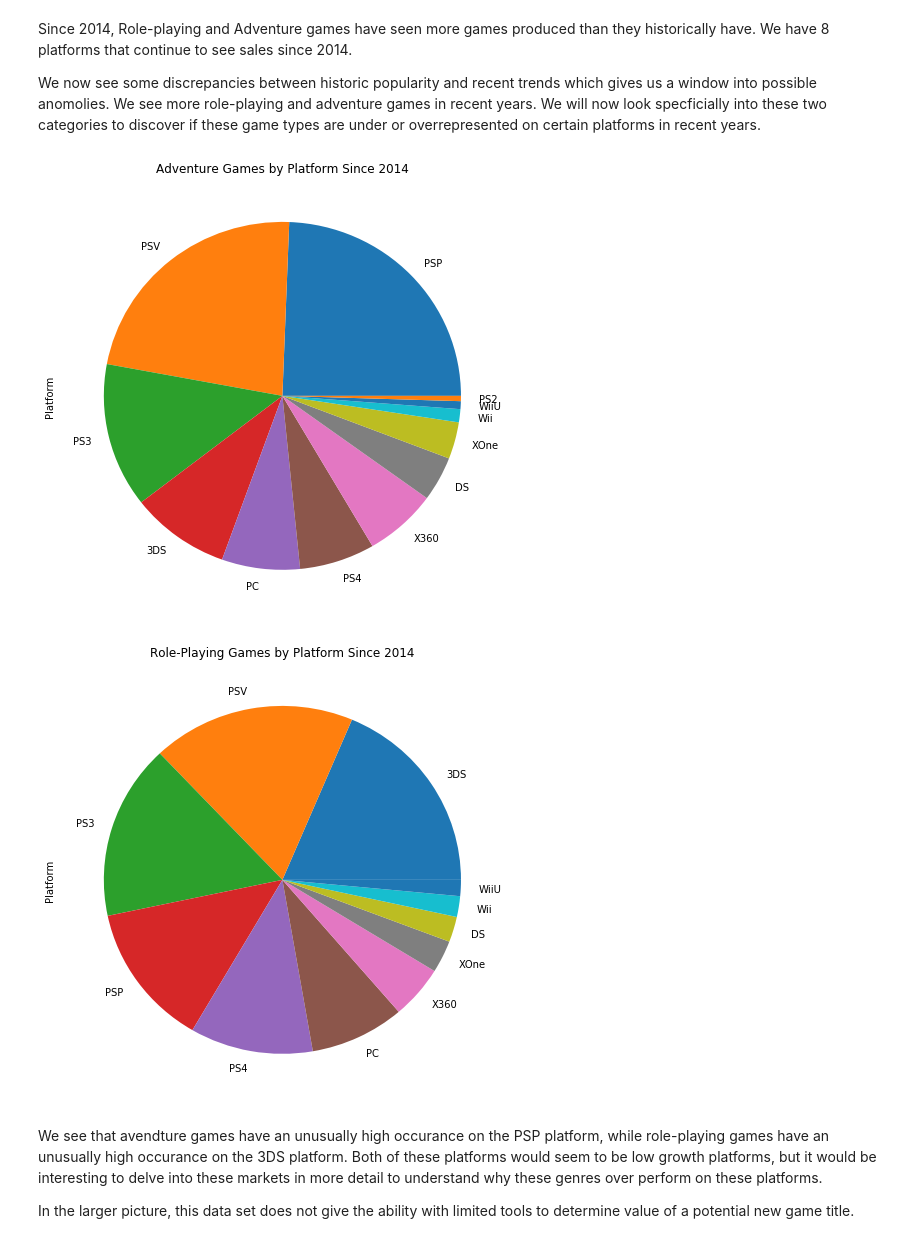
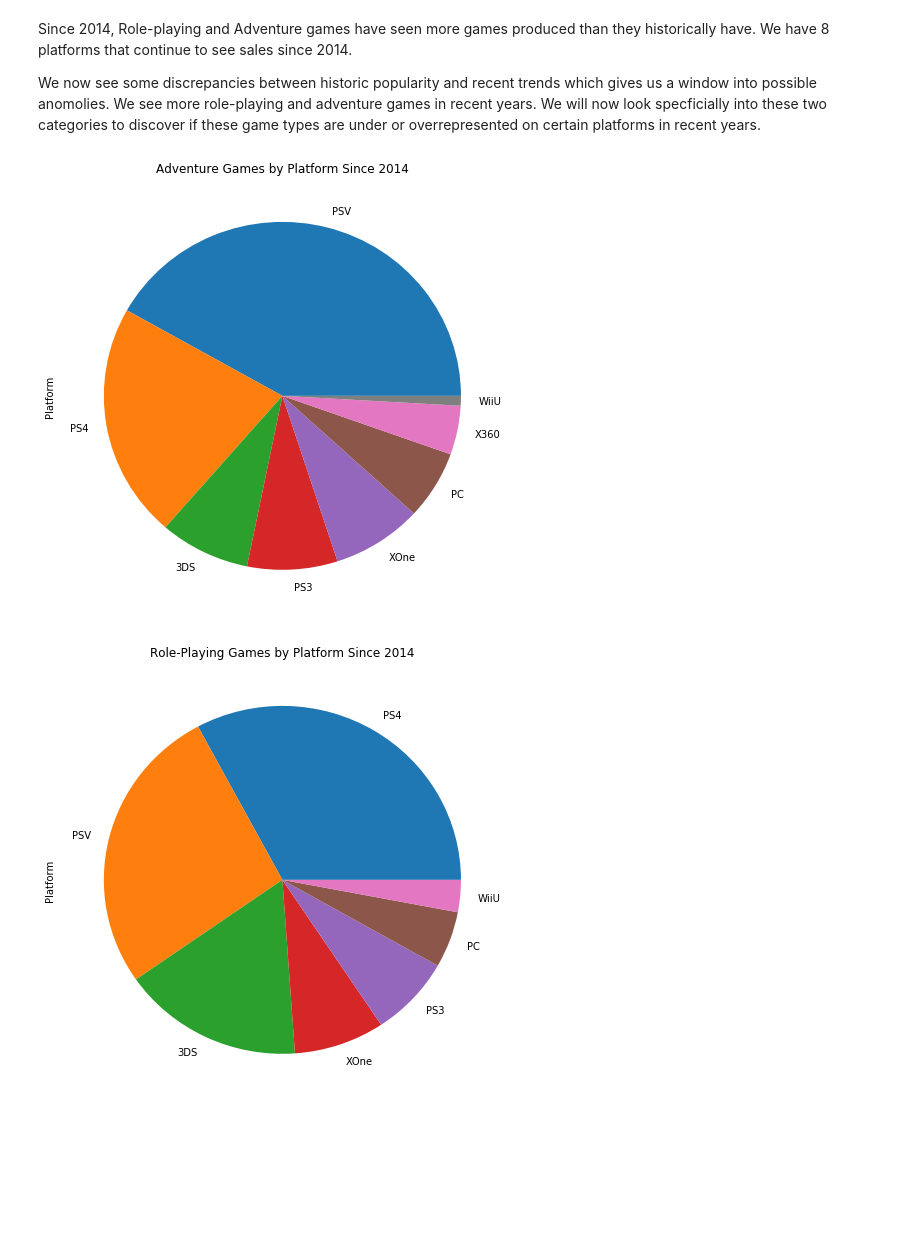
Before and after one commit to tapsmarty/thinkful-1, a Jupyter notebook: Video Game Market Survey.ipynb, the cells around one changed output. Saved outputs shown, nothing was run; the diff lists cells and outputs as text; code cells hidden in the pictures; blank space fills up the shorter version.

```diff
--- a/Video Game Market Survey.ipynb
+++ b/Video Game Market Survey.ipynb
@@ -154,17 +154,17 @@ possible anomolies.  We see more role-playing and adventure games in recent year
 into these two categories to discover if these game types are under or overrepresented on certain platforms
 in recent years.
 # %%
-df3 = df[df['Year_of_Release']>2010]
+df3 = df[df['Year_of_Release']>2014]
 df4 = df3[df3['Genre']=='Adventure']
 
 
 yaxis = df4.Platform.value_counts()
 
 yaxis.plot(kind="pie", figsize = (8,8))
 plt.title('Adventure Games by Platform Since 2014')
 plt.show()
 # %% [output]
-[figure, old version]
+[figure, new version]
 # %%
 df5 = df3[df3['Genre']=='Role-Playing']
 
@@ -174,12 +174,4 @@ yaxis.plot(kind="pie", figsize = (8,8))
 plt.title('Role-Playing Games by Platform Since 2014')
 plt.show()
 # %% [output]
-[figure, old version]
+[figure, new version]
-# %% [markdown]
-We see that avendture games have an unusually high occurance on the PSP platform, while role-playing
-games have an unusually high occurance on the 3DS platform.  Both of these platforms would seem to
-be low growth platforms, but it would be interesting to delve into these markets in more detail
-to understand why these genres over perform on these platforms.
-
-In the larger picture, this data set does not give the ability with limited tools to determine value of a
-potential new game title.
```
Also changed, not shown: parts of 2 cells of this notebook.
